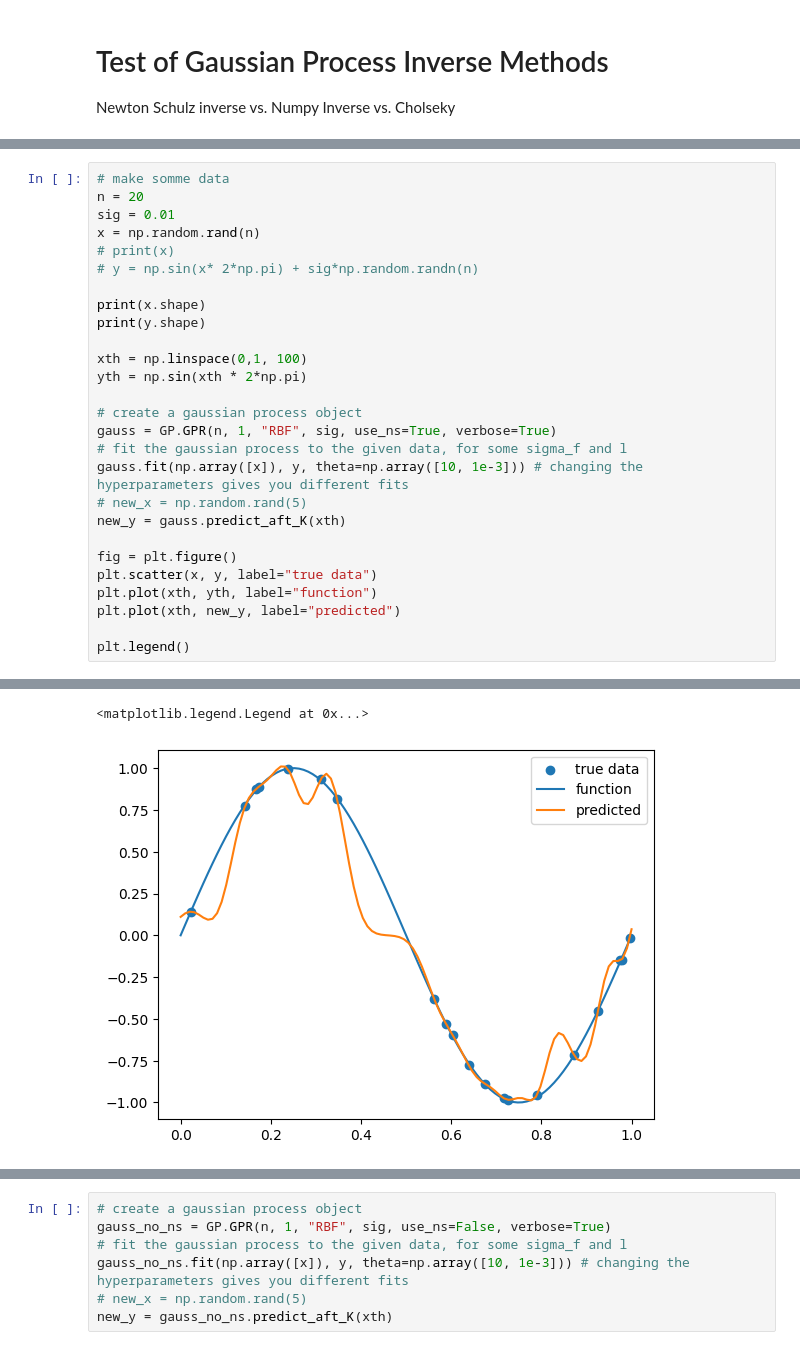
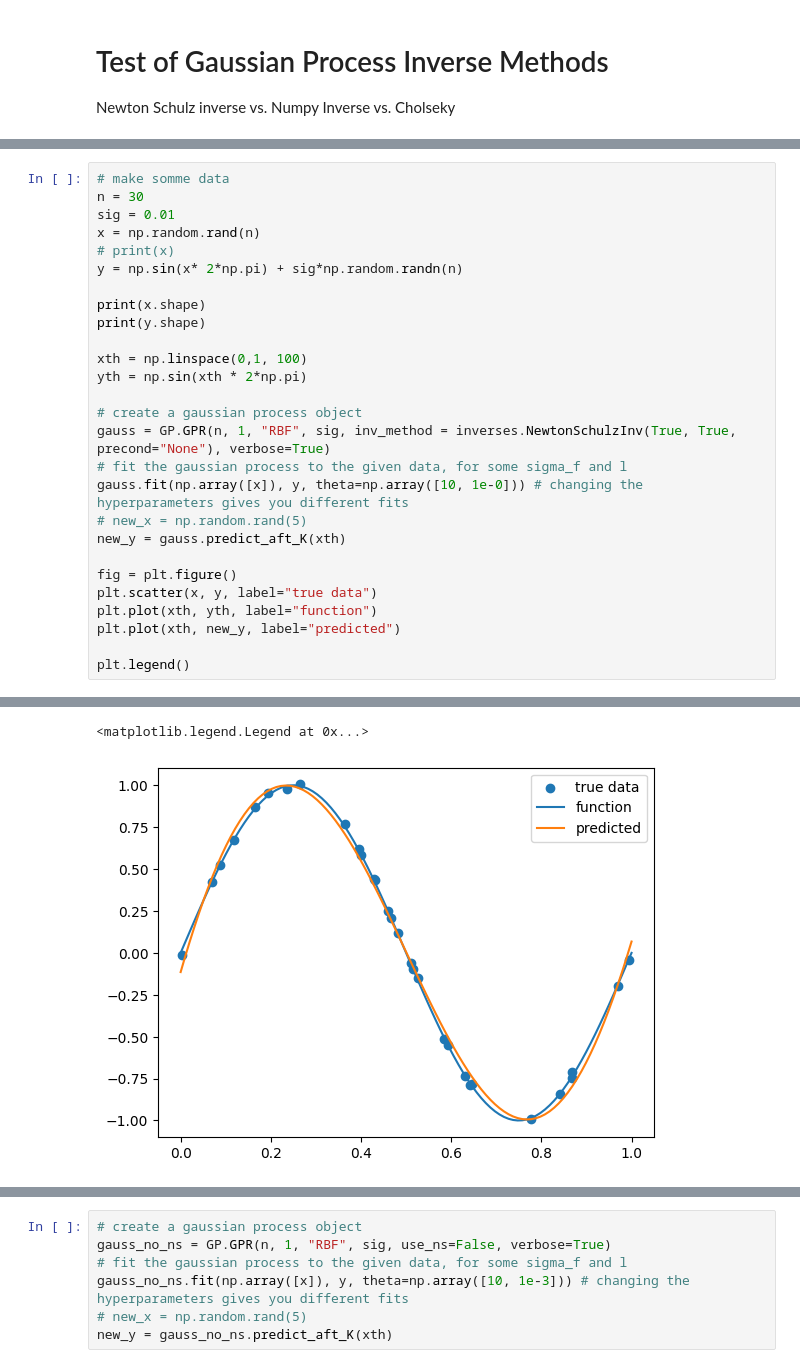
Before and after one commit to trevorgloe/Newton_Shulz, a Jupyter notebook: gauss_proc/test_gp_inv.ipynb, the cells around one changed output, grey strips where cells are left out. Drawn from its saved outputs; the diff is of its cells as text.

```diff
--- a/gauss_proc/test_gp_inv.ipynb
+++ b/gauss_proc/test_gp_inv.ipynb
@@ -16,10 +18,10 @@ from functions import Newton_Shulz
 # %%
 # make somme data
-n = 20
+n = 30
 sig = 0.01
 x = np.random.rand(n)
 # print(x)
-# y = np.sin(x* 2*np.pi) + sig*np.random.randn(n)
+y = np.sin(x* 2*np.pi) + sig*np.random.randn(n)
 
 print(x.shape)
 print(y.shape)
@@ -28,9 +30,9 @@ xth = np.linspace(0,1, 100)
 yth = np.sin(xth * 2*np.pi)
 
 # create a gaussian process object
-gauss = GP.GPR(n, 1, "RBF", sig, use_ns=True, verbose=True)
+gauss = GP.GPR(n, 1, "RBF", sig, inv_method = inverses.NewtonSchulzInv(True, True, precond="None"), verbose=True)
 # fit the gaussian process to the given data, for some sigma_f and l
-gauss.fit(np.array([x]), y, theta=np.array([10, 1e-3])) # changing the hyperparameters gives you different fits
+gauss.fit(np.array([x]), y, theta=np.array([10, 1e-0])) # changing the hyperparameters gives you different fits
 # new_x = np.random.rand(5)
 new_y = gauss.predict_aft_K(xth)
 
@@ -49,2 +63,2 @@ Newton_Shulz took 0.0022 seconds to execute.
 <matplotlib.legend.Legend at 0x...>
-[figure, old version]
+[figure, new version]
```
Also changed, not shown: parts of 11 cells of this notebook, 3 other files.
